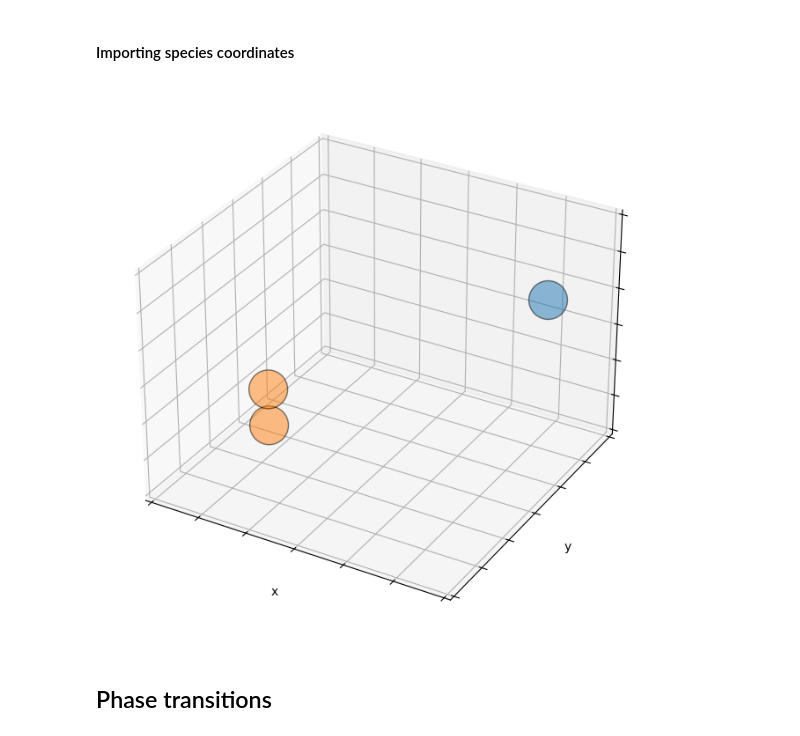
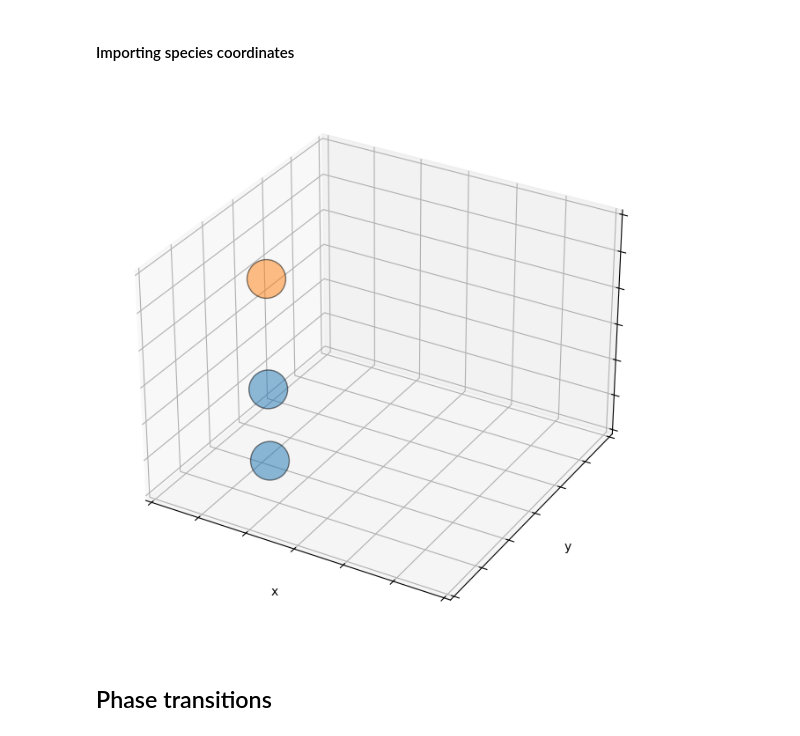
Before and after one commit to ta-rekt/Droplet, a Jupyter notebook: viz.ipynb, the cells around one changed output. Drawn from its saved outputs; the diff is of its cells as text; code cells hidden in the pictures.

```diff
--- a/viz.ipynb
+++ b/viz.ipynb
@@ -50,32 +50,37 @@ plt.show()
 #### Importing species coordinates
 # %%
 # import json data
-dirname = "20251126/test_frame10"
+dirname = "20251126/test_frame5"
 slist = json.load(open("data/"+dirname+".json"))
 fig = plt.figure(figsize=(12, 8))
 ax = fig.add_subplot(111, projection='3d')
 
 for key, val in slist.items():
     x, y, z = np.array(val["coords"] )
 
     # if val["name"][:4] == "poly":
     #     ax.scatter(x, y, z, s=60, c='red', marker='o', edgecolor="black", alpha=1)
 
-    if val["name"][:4] == "bulk":
-        ax.scatter(x-0.5, y-0.5, z-0.5, s=1000, marker='o', edgecolor="black", alpha=0.5)
+    if val["name"][-1] == "a":
+        ax.scatter(x-0.5, y-0.5, z-0.5, s=1000, color = 'C0',
+                   marker='o', edgecolor="black", alpha=0.5)
+
+    if val["name"][-1] == "b":
+        ax.scatter(x-0.5, y-0.5, z-0.5, s=1000, color = 'C1',
+                   marker='o', edgecolor="black", alpha=0.5)
 
 ax.set_xlabel('x')
 ax.set_ylabel('y')
 ax.set_zlabel('z')
 ax.set_xlim(0, slist["1"]["boxlength"])
 ax.set_ylim(0, slist["1"]["boxlength"])
 ax.set_zlim(0, slist["1"]["boxlength"])
 ax.set_xticklabels('')
 ax.set_yticklabels('')
 ax.set_zticklabels('')
 plt.show()
 # %% [output]
-[figure, old version]
+[figure, new version]
 # %% [markdown]
 ## Phase transitions
 # %% [markdown]
```
Also changed, not shown: 2 other files.
